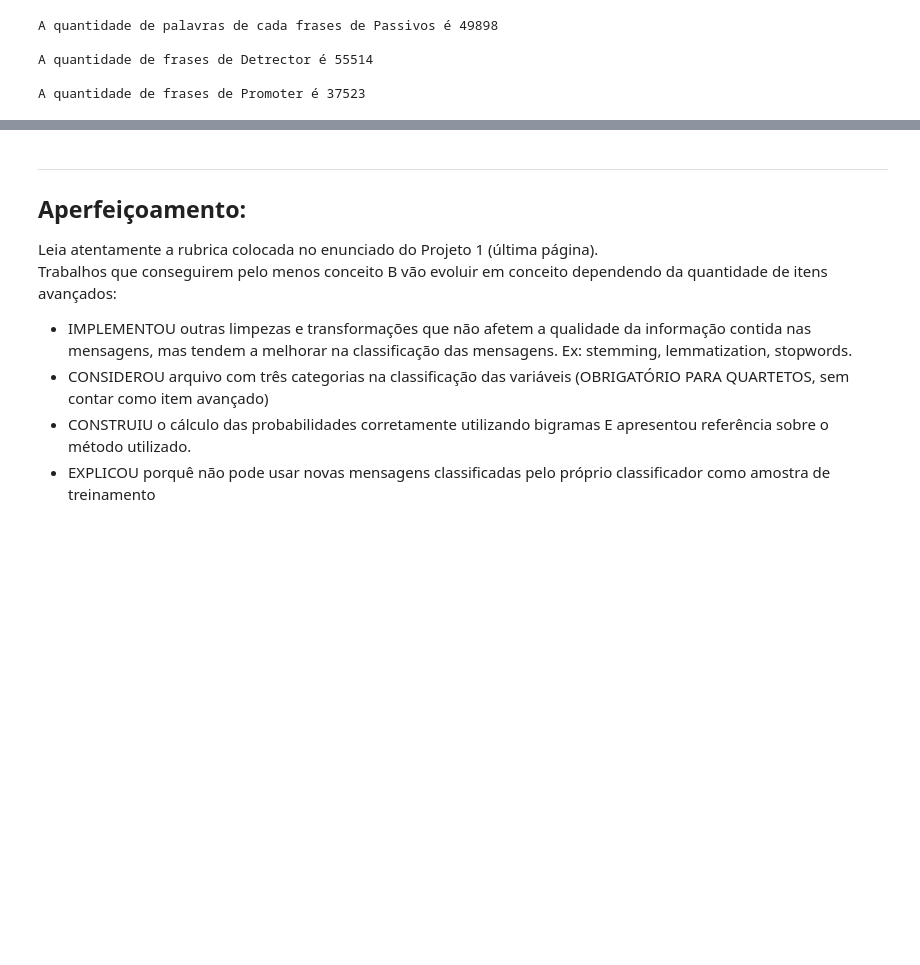
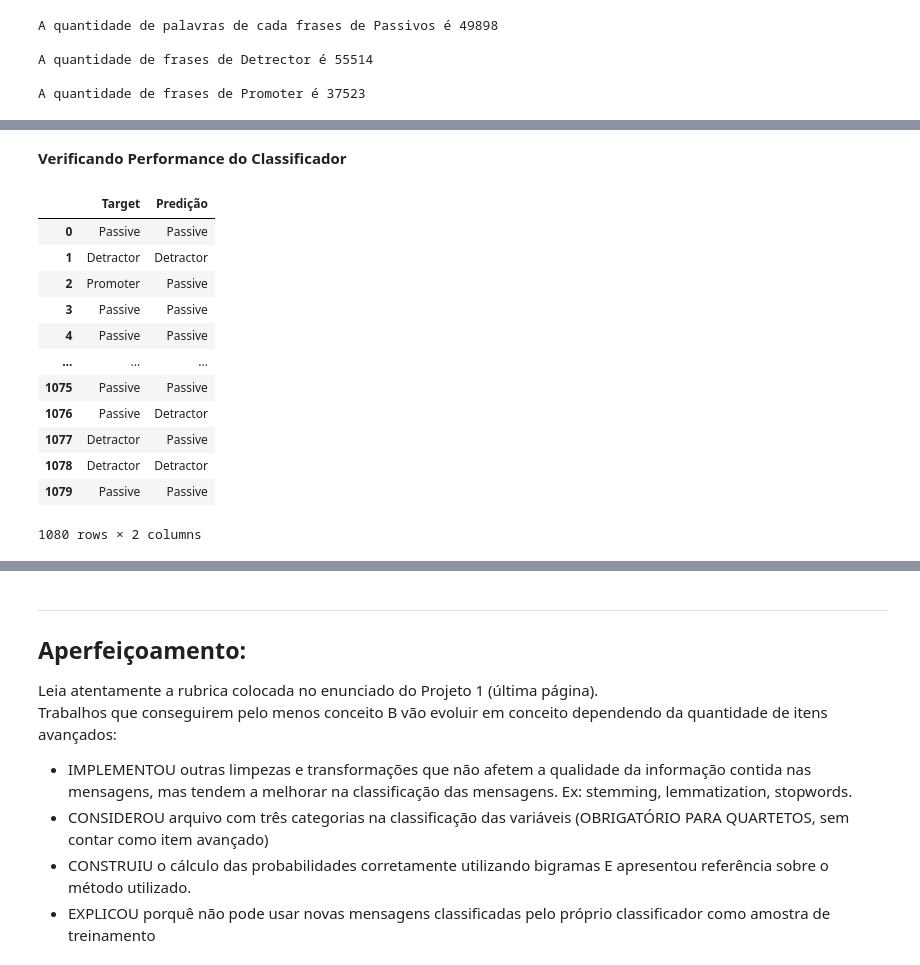
Before and after one commit to felipemenke/Projeto1-Cdados-Insper, a Jupyter notebook: Projeto1_Template.ipynb, the cells around one changed output, grey strips where cells are left out. Drawn from its saved outputs; the diff is of its cells as text; code cells hidden in the pictures; blank space fills up the shorter version.

```diff
--- a/Projeto1_Template.ipynb
+++ b/Projeto1_Template.ipynb
@@ -393,0 +396,16 @@ Caso for fazer esse item do Projeto
+# %%
+import re
+import unicodedata
+
+def cleanup2(text):
+
+    text = re.sub(r"http[s]?://\S+", "", text)
+    text = re.sub(r"[\"!#$%&()*+/:;<=>?@[\\]^_`{|}~]", "", text)
+    text = re.sub(r"\s+", " ", text).strip()
+    text = text.lower()
+
+    text = re.sub(r"\b\d+\b", "", text)
+
+    text = " ".join([word for word in text.split() if len(word) > 2])
+
+    return text
@@ -393,0 +505,58 @@ Caso for fazer esse item do Projeto
+# %% [markdown]
+**Verificando Performance do Classificador**
+# %%
+dic_final2 = {}
+Target_test2 = test.loc[:, "Target"]
+Review_test2 = test.loc[:, "Review"]
+
+for i in range(len(test)):
+    tipo2 = Target_test2.iloc[i]
+    frase2 = cleanup2(Review_test2.iloc[i]).lower().strip()
+    frase2 = " ".join(frase2.split())
+
+
+    probDetratordadoFrase2 = 1
+    probPromoterdadoFrase2 = 1
+    probPassivodadoFrase2 = 1
+
+
+    for palavra2 in frase2.split():
+        palavra2 = palavra2.lower().strip()
+
+
+        probDetratordadoFrase2 *= freq_rel_detrator2.get(palavra2, 1)
+        probPromoterdadoFrase2 *= freq_rel_promoter2.get(palavra2, 1)
+        probPassivodadoFrase2 *= freq_rel_passivos2.get(palavra2, 1)
+
+    maior2 = max(probDetratordadoFrase2, probPromoterdadoFrase2, probPassivodadoFrase2)
+
+    if maior2 == probDetratordadoFrase2:
+        final2 = "Detractor"
+    elif maior2 == probPromoterdadoFrase2:
+        final2 = "Promoter"
+    else:
+        final2 = "Passive"
+
+    dic_final2[i] = (tipo2, final2)
+
+
+import pandas as pd
+
+df_resultado2 = pd.DataFrame.from_dict(dic_final2, orient="index", columns=["Target", "Predição"])
+
+
+df_resultado2
+# %% [output]
+|  | Target | Predição |
+| 0 | Passive | Passive |
+| 1 | Detractor | Detractor |
+| 2 | Promoter | Passive |
+| 3 | Passive | Passive |
+| 4 | Passive | Passive |
+| ... | ... | ... |
+| 1075 | Passive | Passive |
+| 1076 | Passive | Detractor |
+| 1077 | Detractor | Passive |
+| 1078 | Detractor | Detractor |
+| 1079 | Passive | Passive |
+1080 rows × 2 columns
```
Also changed, not shown: parts of 5 cells of this notebook.
